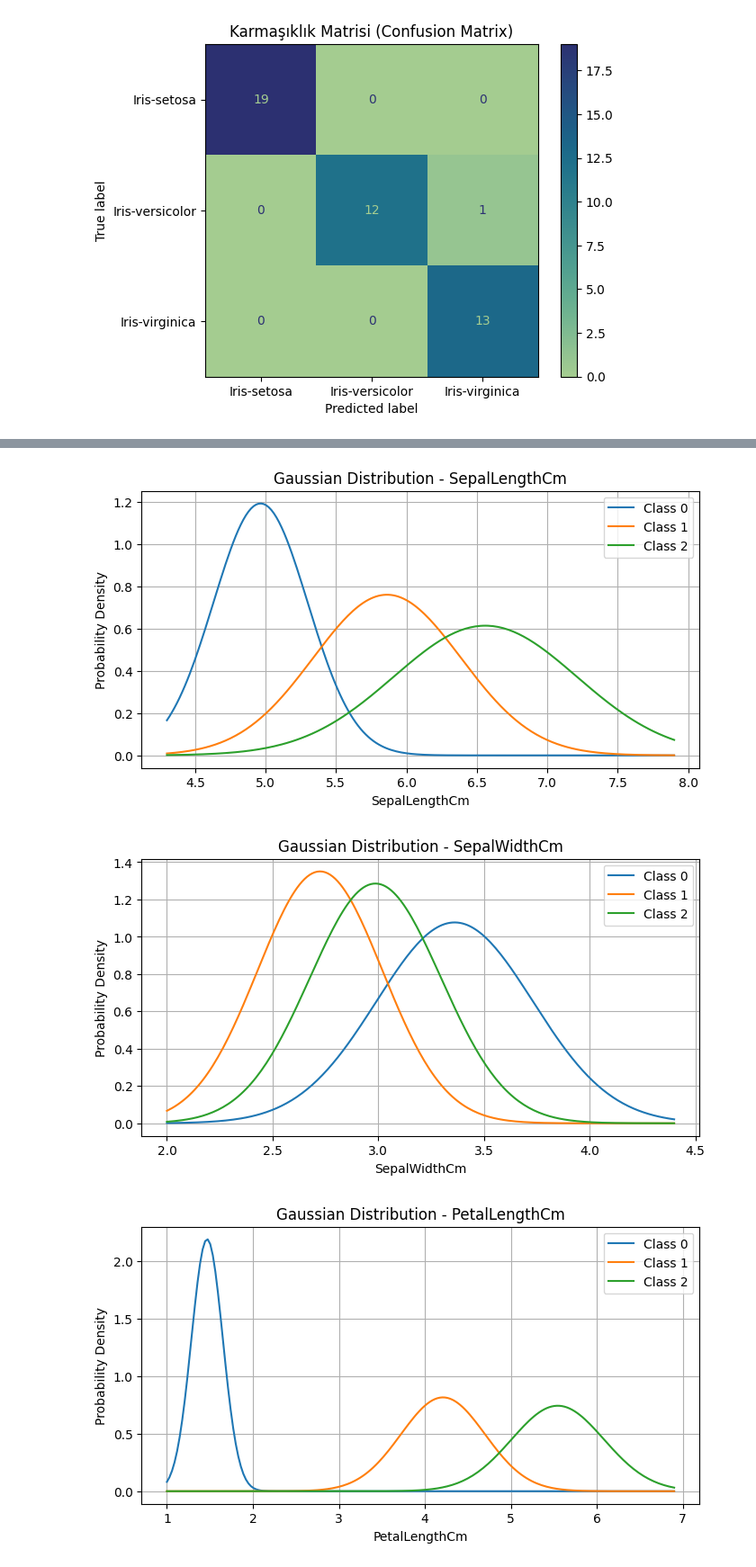
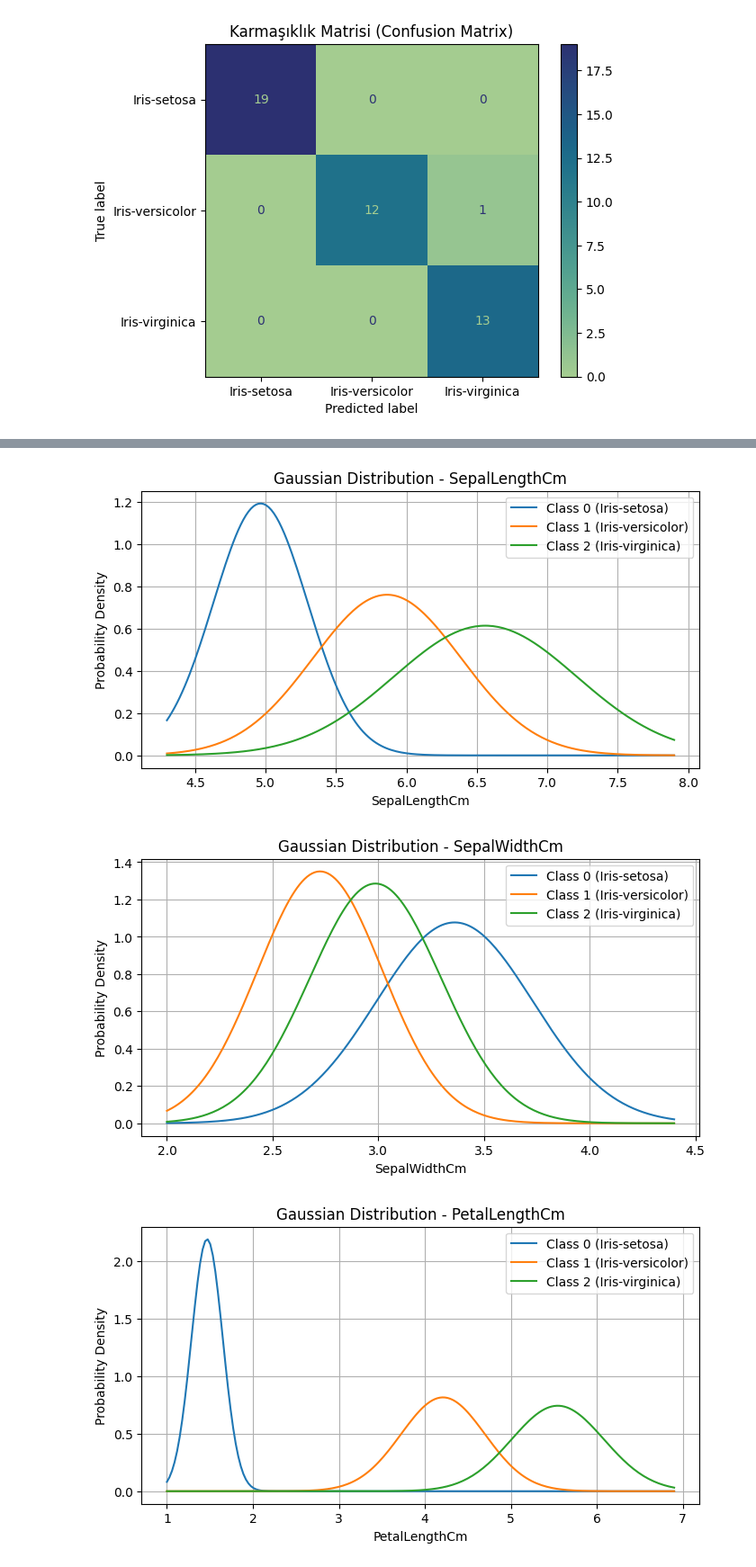
Before and after one commit to Ayberk-Aktan/Analyze_of_iris_datasets, a Jupyter notebook: ml_models.ipynb, the cells around one changed output, grey strips where cells are left out. Shown at 90% size. Cells and saved outputs as stored; diff of their text form; code cells hidden in the pictures.

```diff
--- a/ml_models.ipynb
+++ b/ml_models.ipynb
@@ -438,33 +438,39 @@ gnb_predict = gnb.predict(X_test)
 gnb_pred_prob = gnb.predict_proba(X_test)
 # %%
 from scipy.stats import norm
+
+categories_dict = {
+    0:"Iris-setosa",
+    1:"Iris-versicolor",
+    2:"Iris-virginica"
+}
 
 feature_names = df.columns
 num_features = gnb.theta_.shape[1]
 num_classes = gnb.theta_.shape[0]
 
 X_np = X.to_numpy()
 
 for feature_index in range(num_features):
     feature_name = feature_names[feature_index]
     x_vals = np.linspace(X_np[:,feature_index].min(),X_np[:,feature_index].max(),200)
 
     plt.figure(figsize=(8,4))
 
     for cls in range(num_classes):
         mean = gnb.theta_[cls,feature_index]
         std = np.sqrt(gnb.var_[cls,feature_index])
         y_vals = norm.pdf(x_vals,mean,std)
-        plt.plot(x_vals,y_vals,label=f"Class {cls},")
+        plt.plot(x_vals,y_vals,label=f"Class {cls} ({categories_dict[cls]})")
 
     plt.title(f"Gaussian Distribution - {feature_name}")
     plt.xlabel(feature_name)
     plt.ylabel("Probability Density")
     plt.legend()
     plt.grid(True)
 
     plt.show()
 # %% [output]
-[figure, old version]
+[figure, new version]
-[figure, old version]
+[figure, new version]
-[figure, old version]
+[figure, new version]
```
Also changed, not shown: parts of 4 cells of this notebook.
